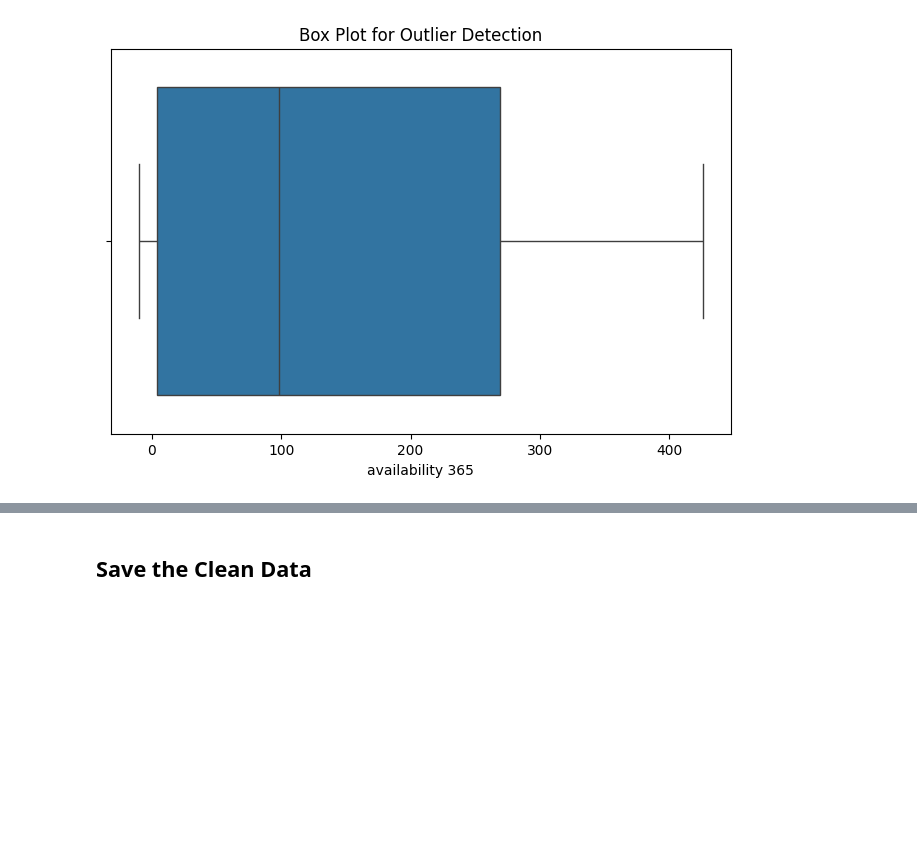
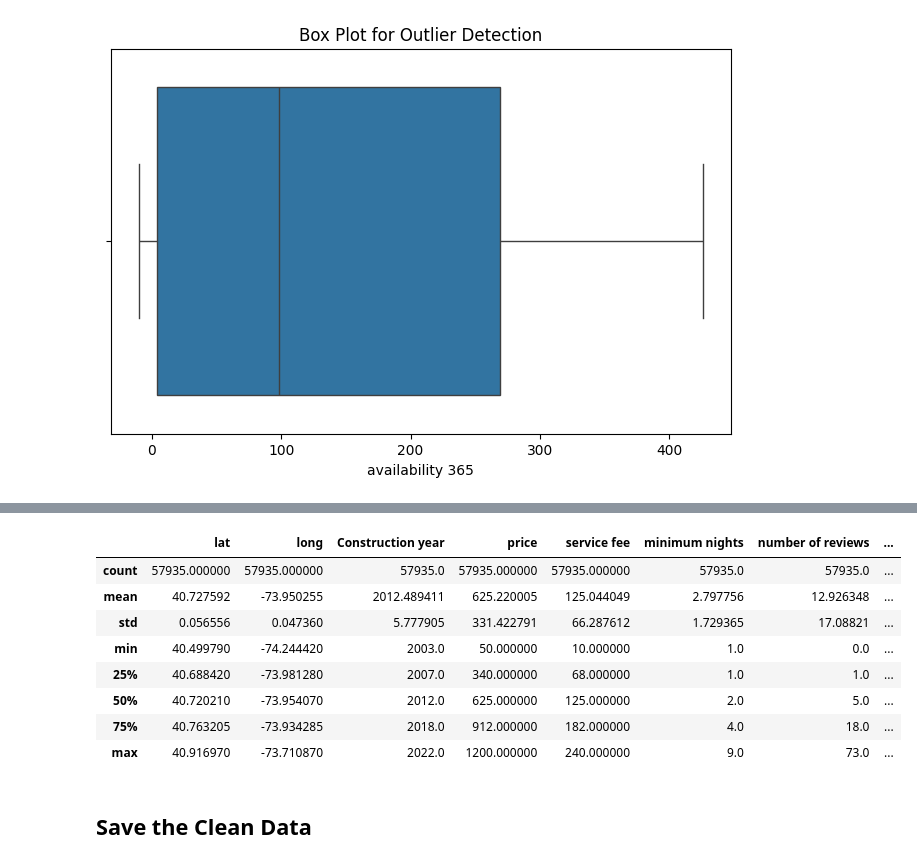
Before and after one commit to aniq63/Airbnb-NYC-DataAnalytics, a Jupyter notebook: notebooks/Airbnb_NYC_Data_Analytics_Data_Obatin_and_Scrubing.ipynb, the cells around one changed output, grey strips where cells are left out. Cells and saved outputs as stored; diff of their text form; code cells hidden in the pictures; blank space fills up the shorter version.

```diff
--- a/notebooks/Airbnb_NYC_Data_Analytics_Data_Obatin_and_Scrubing.ipynb
+++ b/notebooks/Airbnb_NYC_Data_Analytics_Data_Obatin_and_Scrubing.ipynb
@@ -297,3 +316,40 @@ plt.show()
+# %%
+# Define the columns to check for outliers
+cols = [
+    "availability 365",
+    "calculated host listings count",
+    "reviews per month",
+    "number of reviews",
+    "minimum nights",
+    "service fee",
+]
+
+# Calculate Q1 (25th percentile) and Q3 (75th percentile) for these columns
+Q1 = df[cols].quantile(0.25)
+Q3 = df[cols].quantile(0.75)
+IQR = Q3 - Q1
+
+# Define the acceptable bounds
+lower_bound = Q1 - 1.5 * IQR
+upper_bound = Q3 + 1.5 * IQR
+
+# Create a filter/mask for rows that do NOT contain outliers in any of these columns
+mask = ~((df[cols] < lower_bound) | (df[cols] > upper_bound)).any(axis=1)
+
+# Apply the mask to the DataFrame
+df = df[mask].reset_index(drop=True)
+# %%
+df.describe()
+# %% [output]
+|  | lat | long | Construction year | price | service fee | minimum nights | number of reviews | ... |
+| count | 57935.000000 | 57935.000000 | 57935.0 | 57935.000000 | 57935.000000 | 57935.0 | 57935.0 | ... |
+| mean | 40.727592 | -73.950255 | 2012.489411 | 625.220005 | 125.044049 | 2.797756 | 12.926348 | ... |
+| std | 0.056556 | 0.047360 | 5.777905 | 331.422791 | 66.287612 | 1.729365 | 17.08821 | ... |
+| min | 40.499790 | -74.244420 | 2003.0 | 50.000000 | 10.000000 | 1.0 | 0.0 | ... |
+| 25% | 40.688420 | -73.981280 | 2007.0 | 340.000000 | 68.000000 | 1.0 | 1.0 | ... |
+| 50% | 40.720210 | -73.954070 | 2012.0 | 625.000000 | 125.000000 | 2.0 | 5.0 | ... |
+| 75% | 40.763205 | -73.934285 | 2018.0 | 912.000000 | 182.000000 | 4.0 | 18.0 | ... |
+| max | 40.916970 | -73.710870 | 2022.0 | 1200.000000 | 240.000000 | 9.0 | 73.0 | ... |
 # %% [markdown]
 ## Save the Clean Data
 # %%
```
Also changed, not shown: parts of 11 cells of this notebook.
